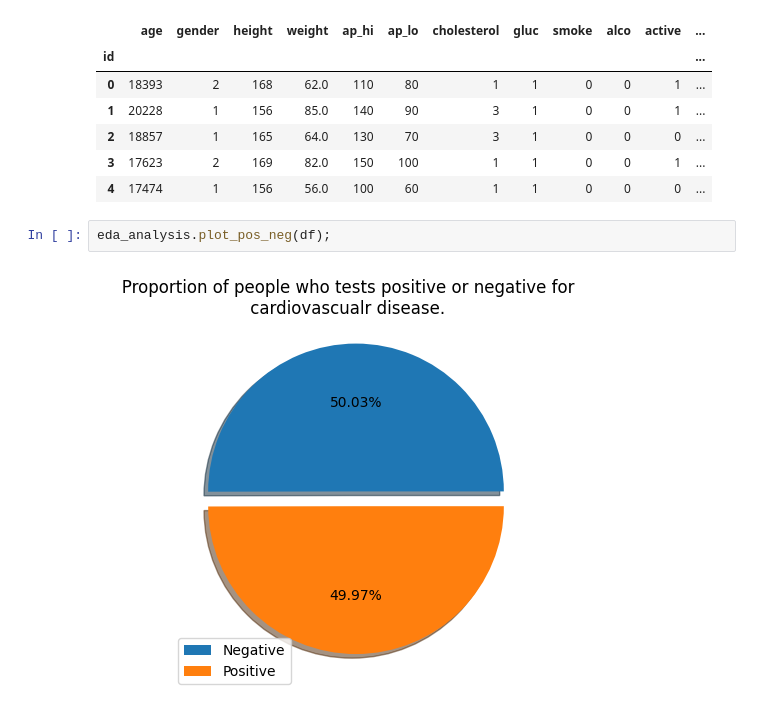
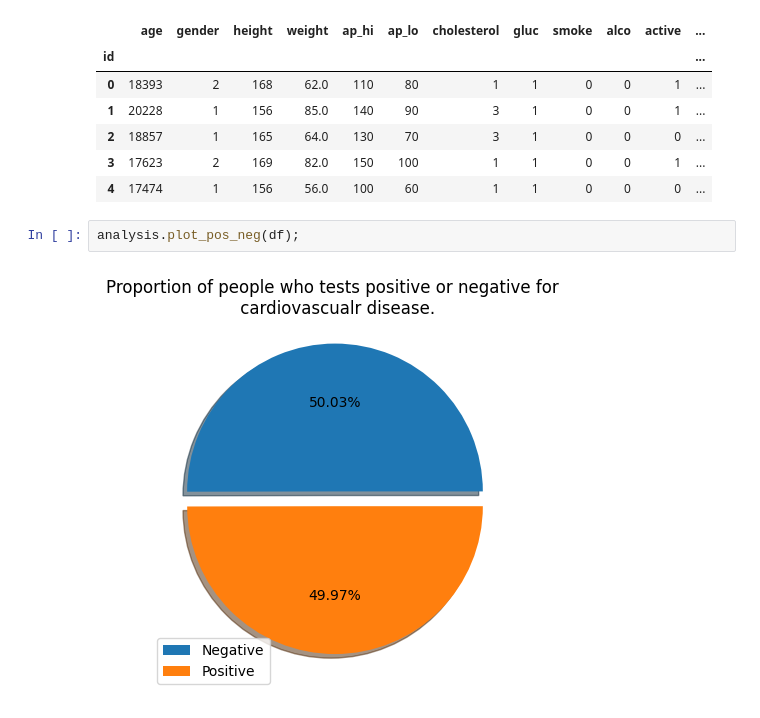
Before and after one commit to S1gge/Machine-Learning-Medical-Prediction, a Jupyter notebook: Lab_01/Report.ipynb, the cells around one changed output. Saved outputs shown, nothing was run; the diff lists cells and outputs as text.

```diff
--- a/Lab_01/Report.ipynb
+++ b/Lab_01/Report.ipynb
@@ -24,7 +25,7 @@ df.head()
 | 3 | 17623 | 2 | 169 | 82.0 | 150 | 100 | 1 | 1 | 0 | 0 | 1 | ... |
 | 4 | 17474 | 1 | 156 | 56.0 | 100 | 60 | 1 | 1 | 0 | 0 | 0 | ... |
 # %%
-eda_analysis.plot_pos_neg(df);
+analysis.plot_pos_neg(df);
 # %% [output]
-[figure, old version]
+[figure, new version]
 # %%
```
Also changed, not shown: parts of 15 cells of this notebook, 2 other files.
